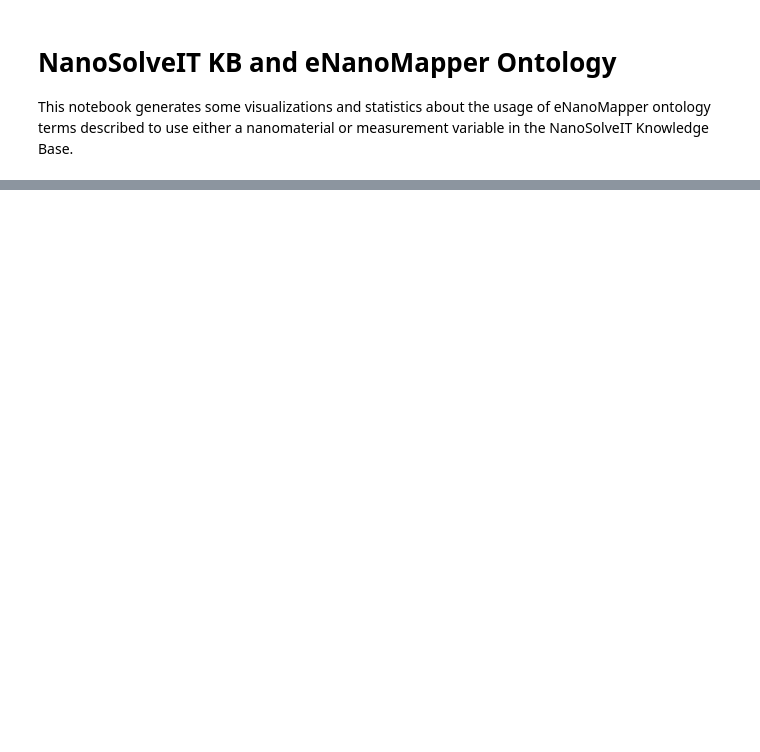
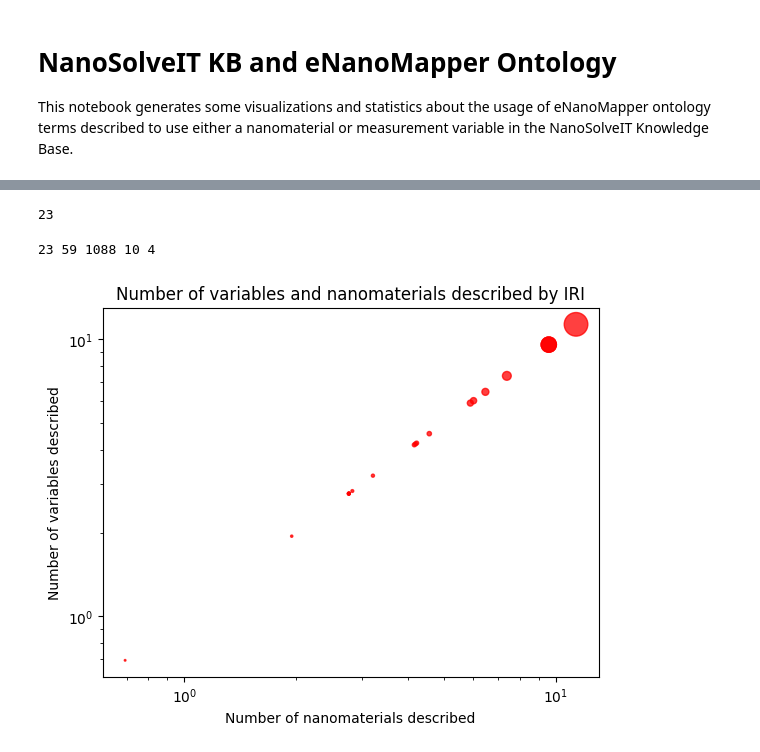
Before and after one commit to jmillanacosta/report-final-release-enm, a Jupyter notebook: enmByDatatype.ipynb, the cells around one changed output, grey strips where cells are left out. Cells and saved outputs as stored; diff of their text form; code cells hidden in the pictures; blank space fills up the shorter version.

```diff
--- a/enmByDatatype.ipynb
+++ b/enmByDatatype.ipynb
@@ -35,0 +81,46 @@ data
+# %%
+def scatterplot(x_data, y_data, s_data, x_label="", y_label="", title="", color = "r", yscale_log=False, xscale_log=False):
+
+    # Create the plot object
+    _, ax = plt.subplots()
+
+    # Plot the data, set the size (s), color and transparency (alpha)
+    # of the points
+    ax.scatter(x_data, y_data, s = s_data, color = color, alpha = 0.75)
+
+    if yscale_log == True:
+        ax.set_yscale('log')
+        ax.set_xscale('log')
+
+
+    # Label the axes and provide a title
+    ax.set_title(title)
+    ax.set_xlabel(x_label)
+    ax.set_ylabel(y_label)
+    plt.xticks(np.arra)
+# %%
+varcount = [for iri in np.unique(iris)]
+# %% [output]
+23
+# %%
+print(len(count_iri), len(count_var), len(count_dataset), len(count_nanomaterial), len(count_oecd))
+#scatterplot(x_data=count_var, y_data = count_oecd, s_data=count_iri)
+# %% [output]
+23 59 1088 10 4
+# %%
+data["nanomaterial"][data["iri"]=="NPO:606"]
+
+count_nano =[np.log(len(data["nanomaterial"][data["iri"]== i])) for i in np.unique(iris)]
+count_ds =[np.log(len(data["dataset"][data["iri"]== i])) for i in np.unique(iris)]
+count_var =[np.sqrt(len(data["variable"][data["iri"]== i])) for i in np.unique(iris)]
+count_oecd =[len(data["oecd_guideline"][data["iri"]== i]) for i in np.unique(iris)]
+# %%
+scatterplot(x_data=count_nano,
+            y_data=count_ds,
+            s_data=count_var,
+            x_label= "Number of nanomaterials described",
+            y_label="Number of variables described",
+            yscale_log=True, xscale_log=True,
+            title="Number of variables and nanomaterials described by IRI")
+# %% [output]
+[figure, added]
```
Also changed, not shown: parts of 5 cells of this notebook.
